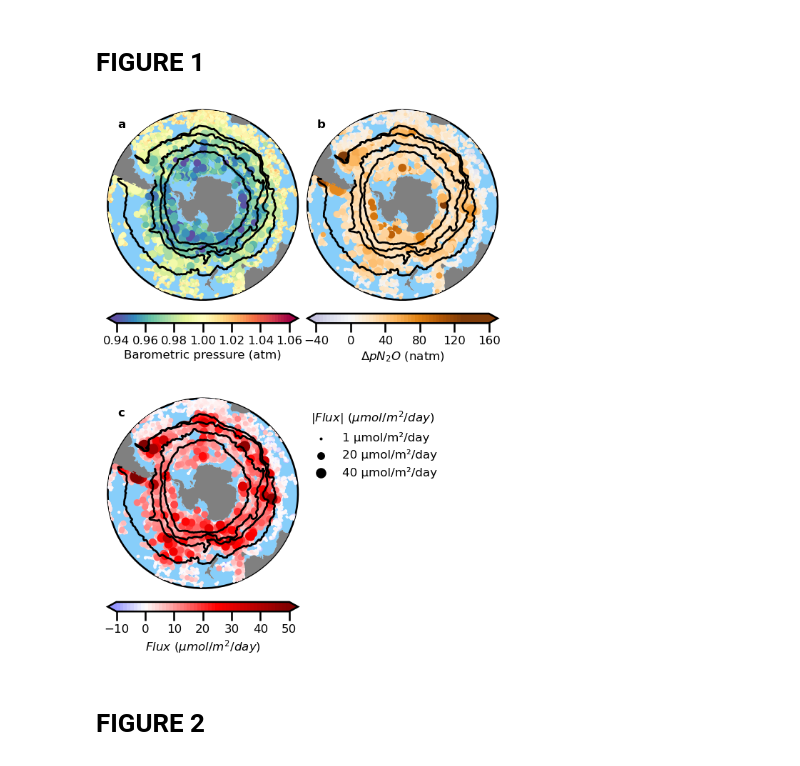
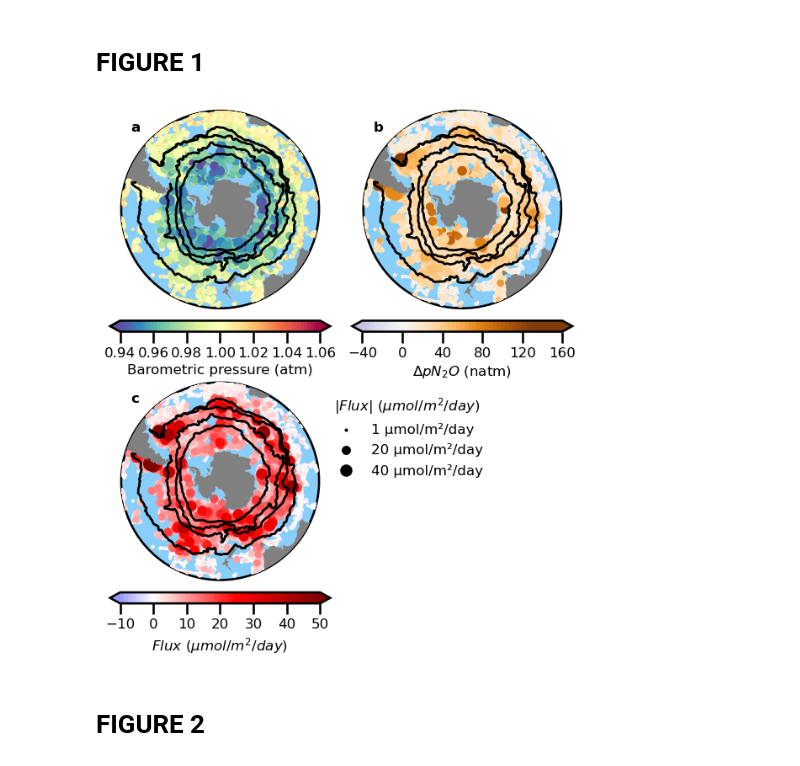
Before and after one commit to ckelly314/ml-argo-n2o, a Jupyter notebook: main_text_figures.ipynb, the cells around one changed output. Drawn from its saved outputs; the diff is of its cells as text; code cells hidden in the pictures.

Commit message:
remove bbox_inches=tight to ensure consistent figure sizing for publication

```diff
--- a/main_text_figures.ipynb
+++ b/main_text_figures.ipynb
@@ -64,8 +64,8 @@ def setupmap(ax):
 # %%
 data = pd.read_csv('datasets/fig1.csv')
 
-fig = plt.figure(figsize=(7.05, 10.24))
-gs = gridspec.GridSpec(2, 2, width_ratios=[1, 1], height_ratios=[1, 1], wspace=0.05, hspace=0.05)
+fig = plt.figure(figsize=(7.09, 8))
+gs = gridspec.GridSpec(2, 2, width_ratios=[1, 1], height_ratios=[1, 1], wspace=0.1, hspace=0.1)
 
 ### SUBPLOT 1 ###
 ax1 = fig.add_subplot(gs[0, 0], projection=ccrs.SouthPolarStereo())
@@ -149,35 +149,35 @@ cax3 = plt.scatter(x=surface["LONGITUDE"],y=surface["LATITUDE"],
                   s=np.abs(surface["Ft"])*2,
                   zorder=3,
                   vmax = 50, vmin = -50,
                   label = None,
                   transform=ccrs.PlateCarree(),
                  cmap = 'seismic')
 
 # plot fronts
 plotfronts(ax3)
 
 bounds=np.linspace(-10,50) #[i for i in np.arange(-10,60,10)]
 cbar3 = fig.colorbar(cax3, ax=ax3, orientation='horizontal', pad=0.05,
                     extend='both', boundaries=bounds,
                     ticks = [i for i in np.arange(-10,60,10)])
 cbar3.set_label(label, fontsize = 12)
 cbar3.ax.tick_params(labelsize = 12)
 
 # dot size legend
 flux_legend_values = [1, 20, 40]  # Example flux values (change to your specific range)
 legend_labels = [f"{val} µmol/m²/day" for val in flux_legend_values]
 legend_handles = [plt.scatter([], [], s=val*2, color='k', label=label)
                   for val, label in zip(flux_legend_values, legend_labels)]
 
 ax3.legend(handles=legend_handles,title="$|Flux|\ (\mu mol/m^2/day)$",
            bbox_to_anchor=(1,1), loc='upper left', framealpha = 0.0,
           fontsize=12, title_fontsize=12)
 
-plt.savefig("figures/figure1.pdf", bbox_inches = "tight")
+plt.savefig("figures/figure1.pdf")#, bbox_inches = "tight")
 
 plt.show()
 # %% [output]
-[figure, old version]
+[figure, new version]
 # %% [markdown]
 # FIGURE 2
 # %%
```
Also changed, not shown: parts of 4 cells of this notebook.
